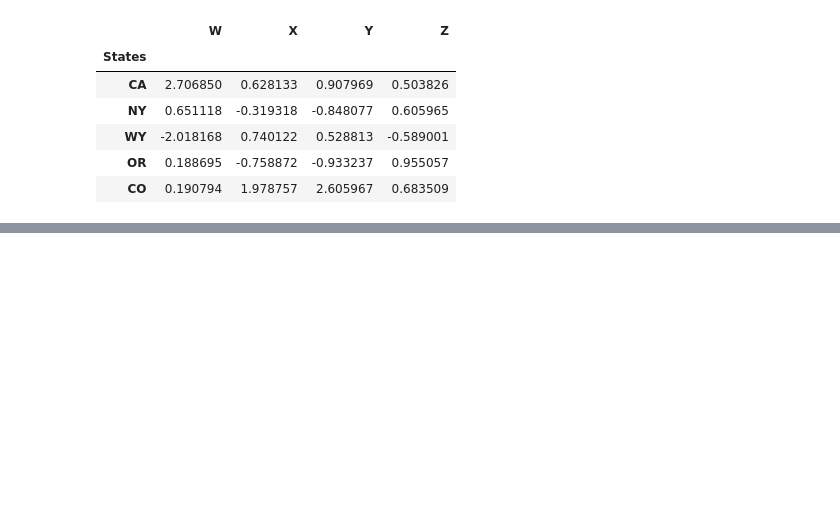
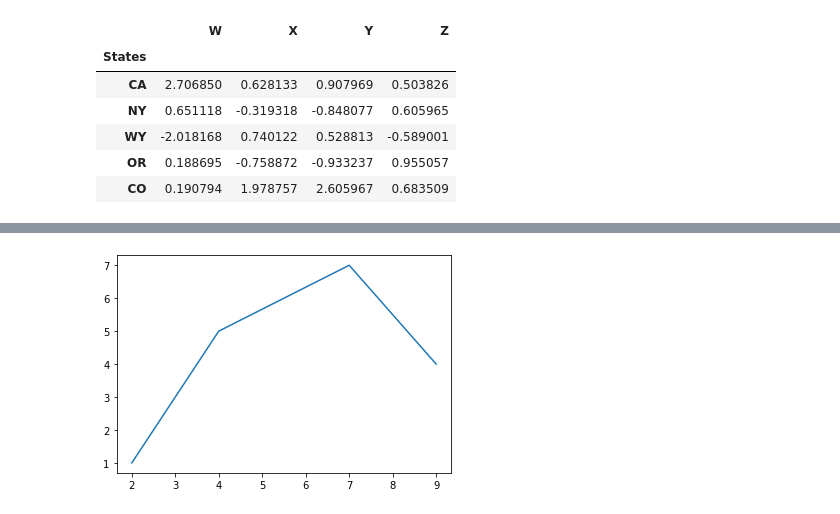
Before and after one commit to labsJ9Y/colab-, a Jupyter notebook: yoyo.ipynb, the cells around one changed output, grey strips where cells are left out. Cells and saved outputs as stored; diff of their text form; code cells hidden in the pictures; blank space fills up the shorter version.

```diff
--- a/yoyo.ipynb
+++ b/yoyo.ipynb
@@ -1107,0 +1129,7 @@ d = {'A':[1,2,np,nan],'B':[5,np,nan.np,nan],'C':[1,2,3]}
+# %%
+xpoints = np.array([2, 4, 7, 9])
+ypoints = np.array([1, 5, 7, 4])
+plt.plot(xpoints, ypoints)
+plt.show()
+# %% [output]
+[figure, added]
```
Also changed, not shown: parts of 68 cells of this notebook.
